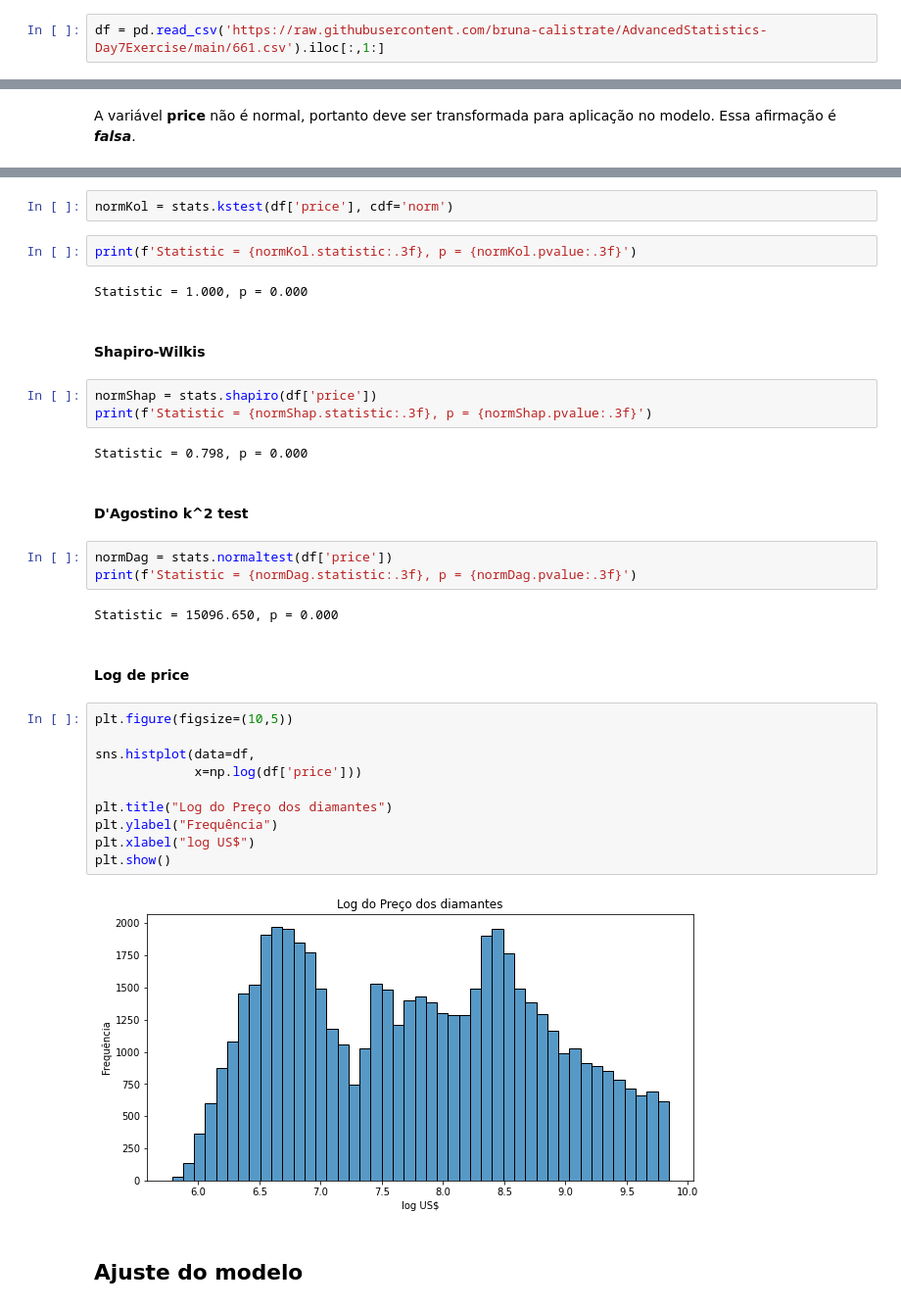
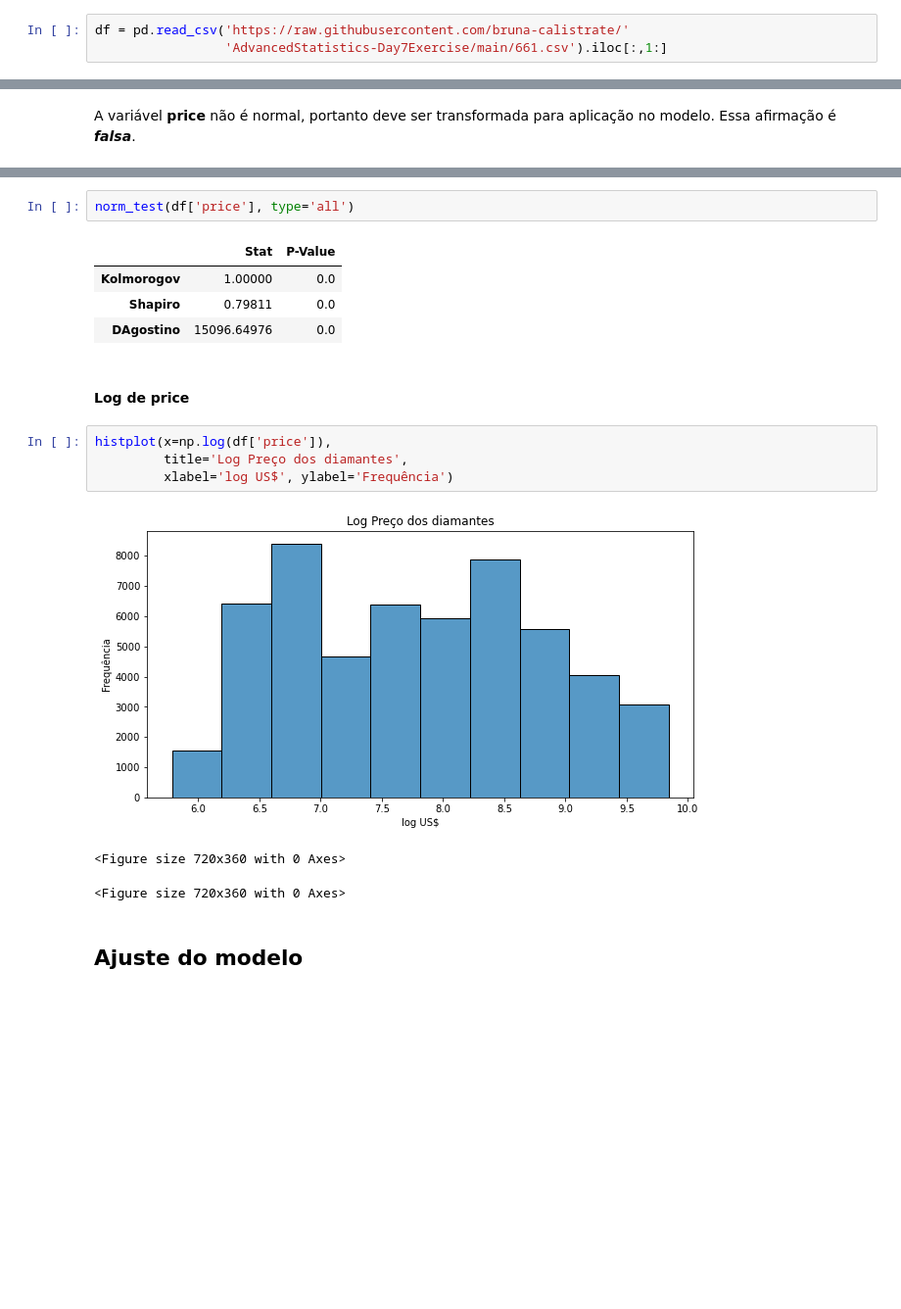
Before and after one commit to bruna-calistrate/AdvancedStatistics-Day7Exercise, a Jupyter notebook: Day7 Advanced Statistics.ipynb, the cells around one changed output, grey strips where cells are left out. Shown at 98% size. Saved outputs shown, nothing was run; the diff lists cells and outputs as text; blank space fills up the shorter version.

```diff
--- a/Day7 Advanced Statistics.ipynb
+++ b/Day7 Advanced Statistics.ipynb
@@ -20,7 +318,8 @@ def desc_null(df):
 # %% [markdown]
 ### Carregamento dos dados e descrição inicial
 # %%
-df = pd.read_csv('https://raw.githubusercontent.com/bruna-calistrate/AdvancedStatistics-Day7Exercise/main/661.csv').iloc[:,1:]
+df = pd.read_csv('https://raw.githubusercontent.com/bruna-calistrate/'
+                 'AdvancedStatistics-Day7Exercise/main/661.csv').iloc[:,1:]
 # %%
 df.head()
 # %% [output]
@@ -205,38 +467,21 @@ A variável **price** não é normal, portanto deve ser transformada para aplica
 Distância da distribuição real para distribuição padrão
-# %%
-normKol = stats.kstest(df['price'], cdf='norm')
-# %%
-print(f'Statistic = {normKol.statistic:.3f}, p = {normKol.pvalue:.3f}')
-# %% [output]
-Statistic = 1.000, p = 0.000
-# %% [markdown]
-#### Shapiro-Wilkis
-# %%
-normShap = stats.shapiro(df['price'])
-print(f'Statistic = {normShap.statistic:.3f}, p = {normShap.pvalue:.3f}')
-# %% [output]
-Statistic = 0.798, p = 0.000
-# %% [markdown]
-#### D'Agostino k^2 test
-# %%
-normDag = stats.normaltest(df['price'])
-print(f'Statistic = {normDag.statistic:.3f}, p = {normDag.pvalue:.3f}')
-# %% [output]
-Statistic = 15096.650, p = 0.000
+# %%
+norm_test(df['price'], type='all')
+# %% [output]
+|  | Stat | P-Value |
+| Kolmorogov | 1.00000 | 0.0 |
+| Shapiro | 0.79811 | 0.0 |
+| DAgostino | 15096.64976 | 0.0 |
 # %% [markdown]
 #### Log de **price**
 # %%
-plt.figure(figsize=(10,5))
-
-sns.histplot(data=df,
-             x=np.log(df['price']))
-
-plt.title("Log do Preço dos diamantes")
-plt.ylabel("Frequência")
-plt.xlabel("log US$")
-plt.show()
+histplot(x=np.log(df['price']),
+         title='Log Preço dos diamantes',
+         xlabel='log US$', ylabel='Frequência')
 # %% [output]
-[figure, old version]
+[figure, new version]
+<Figure size 720x360 with 0 Axes>
+<Figure size 720x360 with 0 Axes>
 # %% [markdown]
 ## Ajuste do modelo
 # %% [markdown]
```
Also changed, not shown: parts of 57 cells of this notebook.
